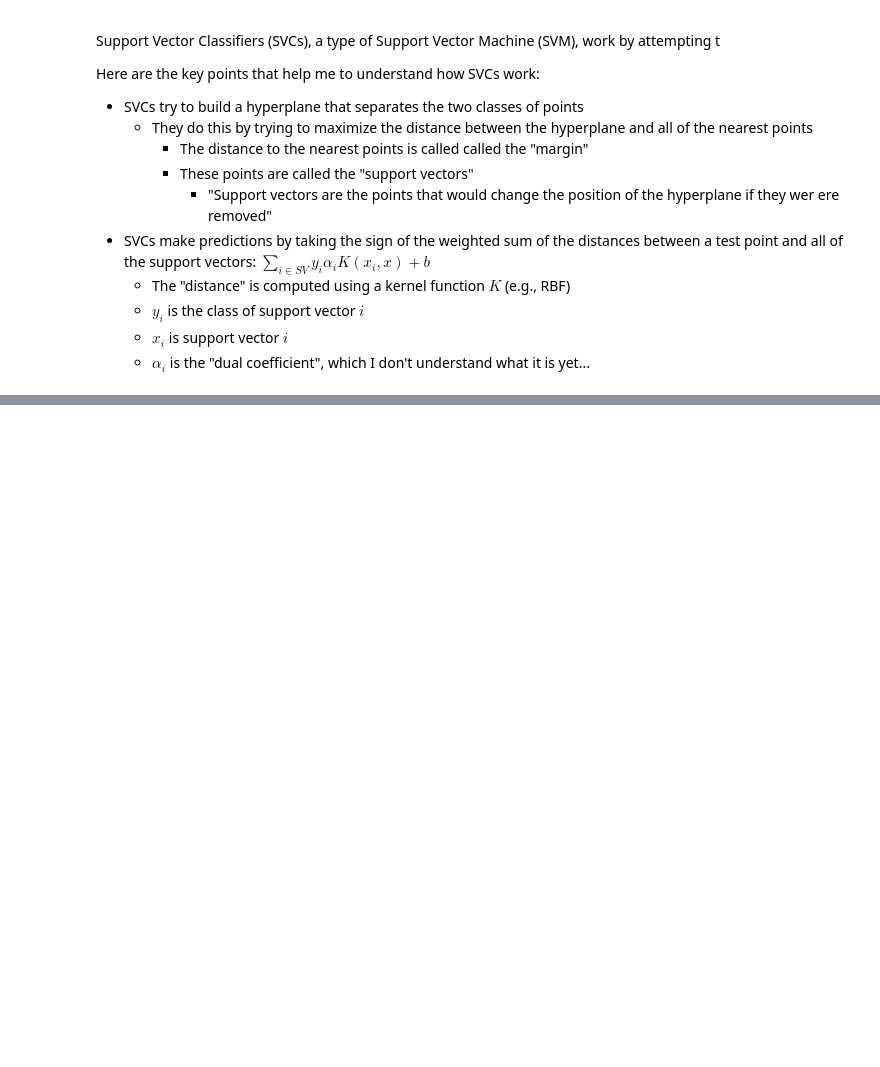
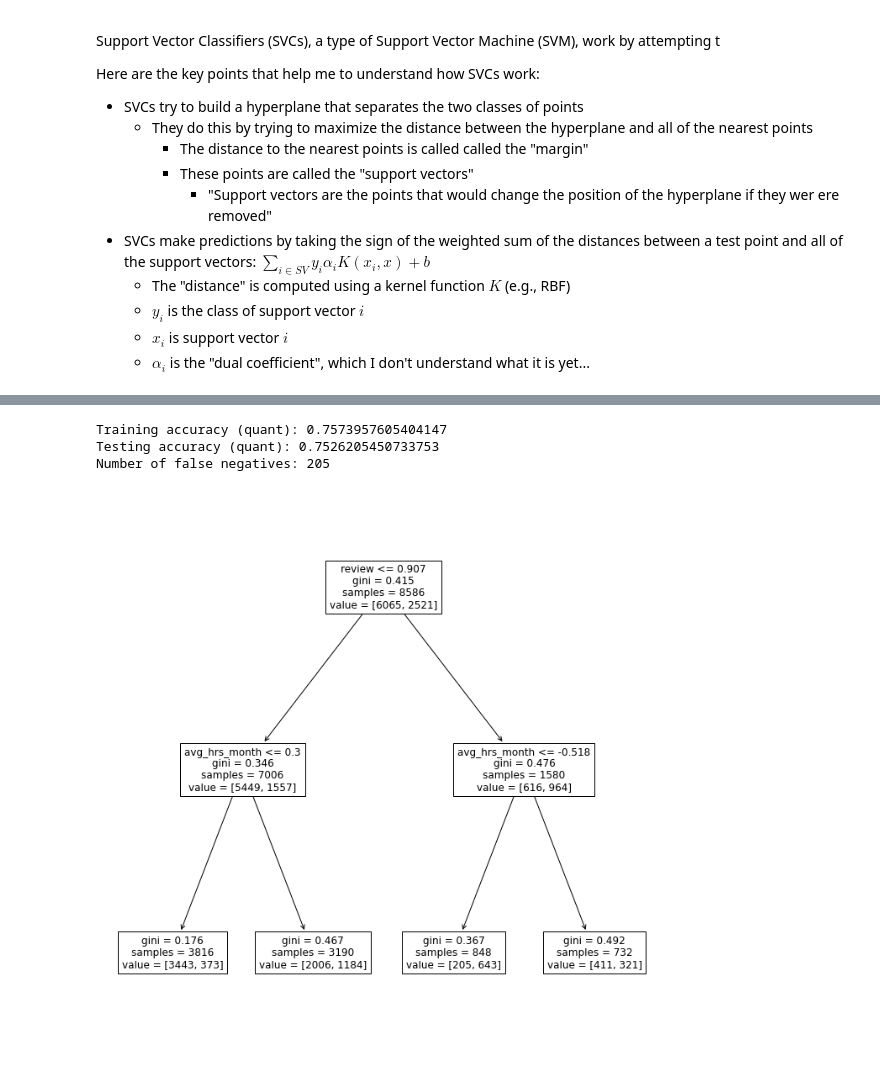
Before and after one commit to sushantmahat/employee-turnover, a Jupyter notebook: josh/model_comparison.ipynb, the cells around one changed output, grey strips where cells are left out. Drawn from its saved outputs; the diff is of its cells as text; code cells hidden in the pictures; blank space fills up the shorter version.

Commit message:
Finished SVM, started trees

```diff
--- a/josh/model_comparison.ipynb
+++ b/josh/model_comparison.ipynb
@@ -410,0 +477,43 @@ train.shape
+# %%
+train = quant_ndf_train
+test  = quant_ndf_test
+
+X = train.drop(columns='left')
+y = train['left']
+
+model = DecisionTreeClassifier(
+    max_depth=2,
+)
+
+model.fit(X, y)
+
+svm_predictions_train = model.predict(X)
+
+incorrect = np.sum(np.abs(svm_predictions_train - train['left']))
+percent_incorrect = incorrect / len(train)
+print(f"Training accuracy (quant):", 1-percent_incorrect)
+
+svm_predictions_test = model.predict(test.drop(columns='left'))
+
+incorrect = np.sum(np.abs(svm_predictions_test - test['left']))
+percent_incorrect = incorrect / len(test)
+print(f"Testing accuracy (quant):", 1-percent_incorrect)
+
+incorrect_df = train.copy()
+incorrect_df.left = np.array(svm_predictions_train) - train.left
+
+print(f"Number of false negatives: {incorrect_df[incorrect_df.left == 1].shape[0]}")
+
+fig = plt.figure(figsize=(12, 12))
+
+tree.plot_tree(
+    model,
+    feature_names=X.columns,
+)
+
+plt.show()
+# %% [output]
+Training accuracy (quant): 0.7573957605404147
+Testing accuracy (quant): 0.7526205450733753
+Number of false negatives: 205
+[figure, added]
```
Also changed, not shown: parts of 22 cells of this notebook.
